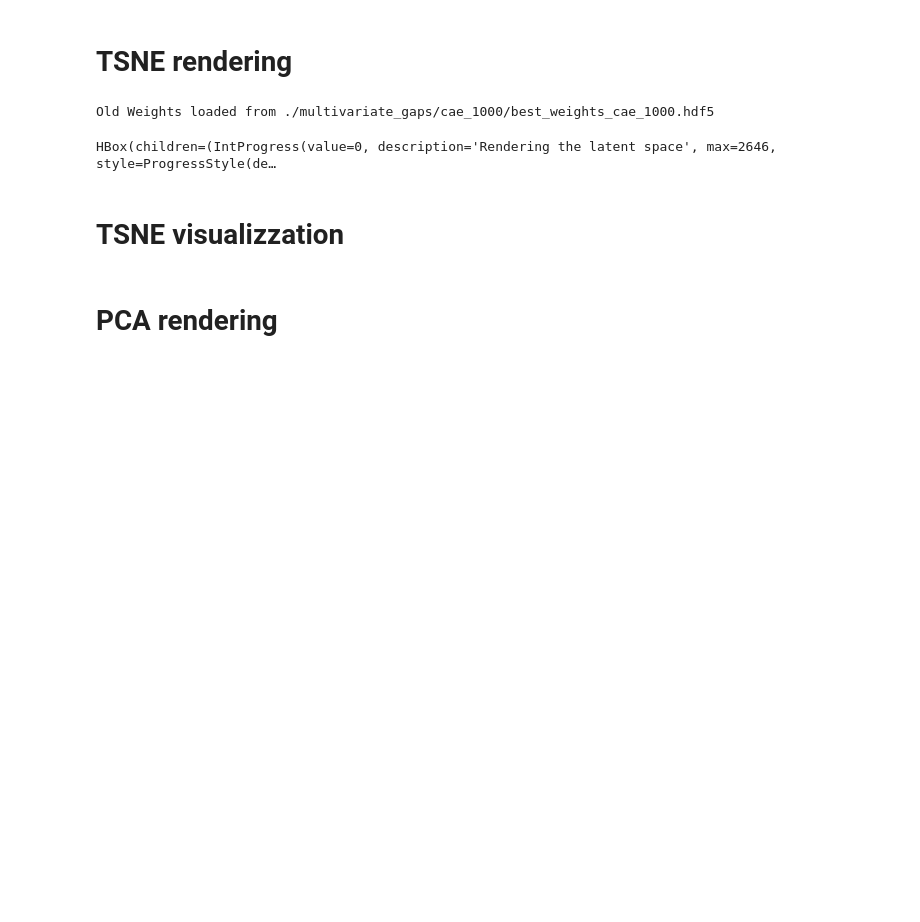
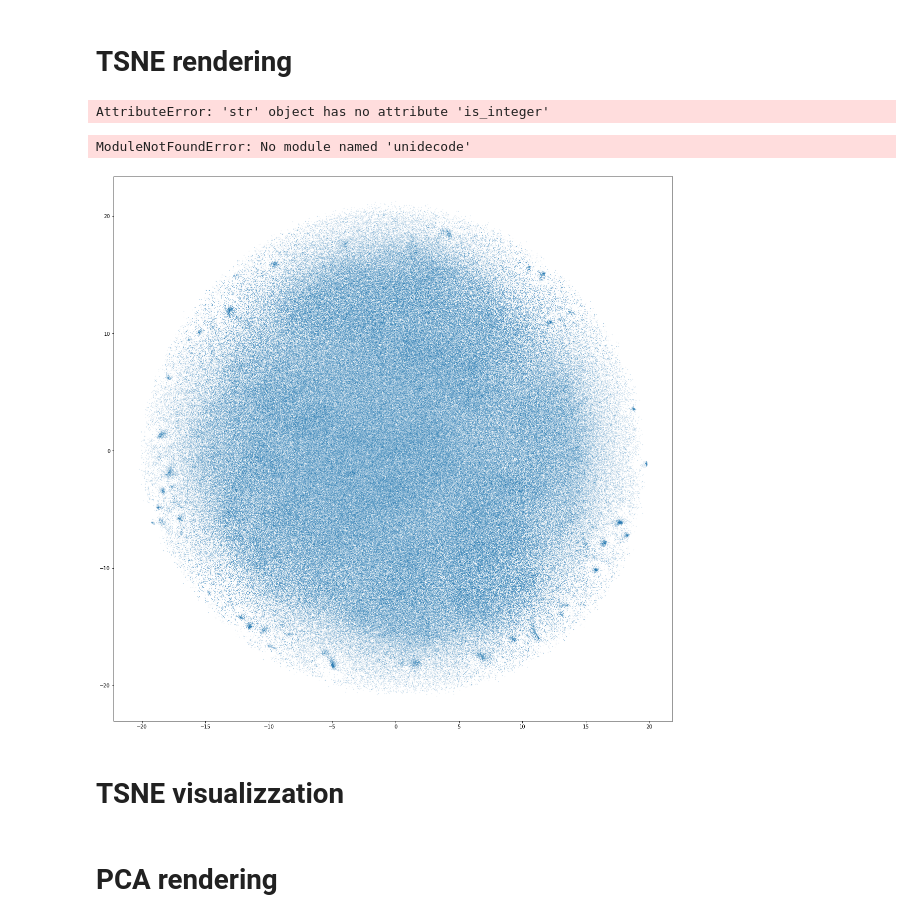
Before and after one commit to LucaCappelletti94/repairing_genomic_gaps, a Jupyter notebook: Latent space visualizzation.ipynb, the cells around one changed output. Saved outputs shown, nothing was run; the diff lists cells and outputs as text; code cells hidden in the pictures; blank space fills up the shorter version.

```diff
--- a/Latent space visualizzation.ipynb
+++ b/Latent space visualizzation.ipynb
@@ -41,0 +49,4 @@ normalized_latent = StandardScaler().fit_transform(latent)
+# %%
+indices = np.random.choice(normalized_latent.shape[0], size=1000000, replace=False)
+# %%
+x = normalized_latent[indices]
@@ -42,15 +57,27 @@ normalized_latent = StandardScaler().fit_transform(latent)
 # %% [markdown]
 # TSNE rendering
 # %%
-@Cache()
 def build_tsne(latent, n_components=2):
-    embeddedX = TSNE(n_components=n_components).fit_transform(latent)
-    return embeddedX
+    partial = PCA(n_components=50, random_state=42).fit_transform(latent)
+    return TSNE(n_components=n_components, verbose=True, random_seed=42, n_iter=50000).fit_transform(latent)
 # %%
-t = build_tsne(normalized_latent)
+t = build_tsne(x)
-# %% [output]
-Old Weights loaded from ./multivariate_gaps/cae_1000/best_weights_cae_1000.hdf5
-HBox(children=(IntProgress(value=0, description='Rendering the latent space', max=2646, style=ProgressStyle(de…
+# %%
+("1.0").is_integer()
+# %% [output]
+AttributeError: 'str' object has no attribute 'is_integer'
+# %%
+from unidecode import unidecode
+
+unidecode("ciaò")
+# %% [output]
+ModuleNotFoundError: No module named 'unidecode'
+# %%
+fig, axis = plt.subplots(figsize=(20,20))
+plt.scatter(*t.T, s=0.01)
+plt.show()
+# %% [output]
+[figure, added]
 # %% [markdown]
 # TSNE visualizzation
 # %% [markdown]
```
Also changed, not shown: parts of 6 cells of this notebook, 3 other files.
